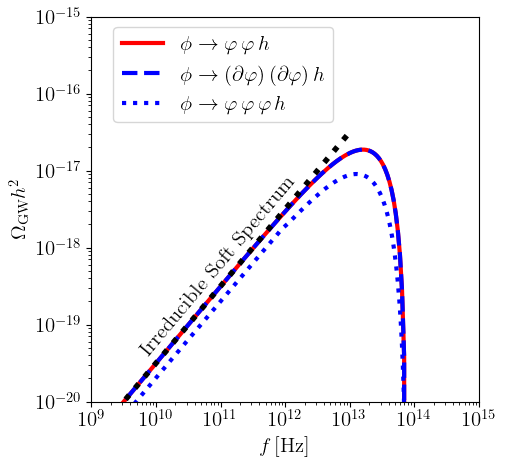
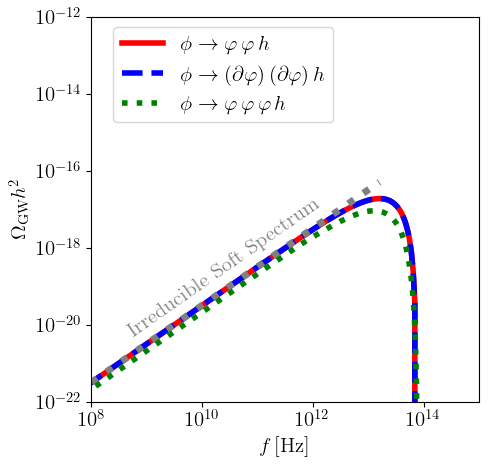
The change to this notebook cell's code, shown as a diff; its figure went from the first image to the second:
--- before
+++ after
@@ -10,19 +10,19 @@
 y1 = OGWh2(x, Trh,mphi)
 
-x_ann = np.logspace(8, 13, 400)
+x_ann = np.logspace(8, 13.2, 400)
 
 y1_ann = OGWh2_soft(x_ann, Trh,mphi)
 
-plt.plot(x, y1, "r", linewidth=3, label=r'$\phi \to \varphi\, \varphi\, h$')
-plt.plot(x, y1, "b--", linewidth=3, label=r'$\phi \to (\partial \varphi)\, (\partial \varphi)\, h$')
+plt.plot(x, y1, "r", linewidth=4, label=r'$\phi \to \varphi\, \varphi\, h$')
+plt.plot(x, y1, "b--", linewidth=4, label=r'$\phi \to (\partial \varphi)\, (\partial \varphi)\, h$')
 
-plt.plot(x_ann, y1_ann, "k:", linewidth=4)
+plt.plot(x_ann, y1_ann, "gray",linestyle=':',  linewidth=5)
 
-ax.loglog(f_plot, omega_plot, "b:", linewidth=3, label=r'$\phi \to \varphi\, \varphi\, \varphi\, h$')
+ax.loglog(f_plot, omega_plot, "g:", linewidth=4, label=r'$\phi \to \varphi\, \varphi\, \varphi\, h$')
 
 
 # ax.axvline(x = 9*1e9*(mphi/Trh), ymin=0.01,ymax=0.5, color = 'k', linestyle = ':',linewidth=3) 
 # 
-plt.text(5*1e9, 4*1e-20, r'$\text{Irreducible Soft Spectrum}$', color = "k", size=15, rotation=50)
+plt.text(4*1e8, 5*1e-21, r'$\text{Irreducible Soft Spectrum}$', color = "gray", size=15, rotation=35)
 
 plt.xlabel(r'$f\,[\text{Hz}]$')
@@ -31,6 +31,6 @@
 ax.set_xscale('log')
 ax.set_yscale('log')
-ax.set_xlim(1e9, 1e15)
-ax.set_ylim(1e-20, 1e-15)
+ax.set_xlim(1e8, 1e15)
+ax.set_ylim(1e-22, 1e-12)
 # plt.title(r'$\text{Graviton Floor from Bremsstrahlung}$', fontsize=15)
 

Commit: Add files via upload